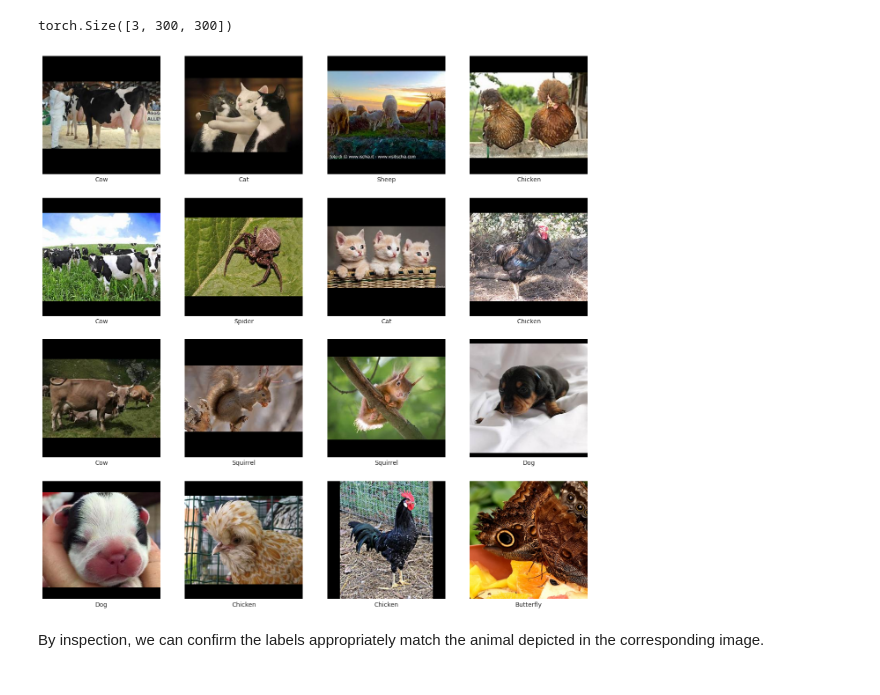
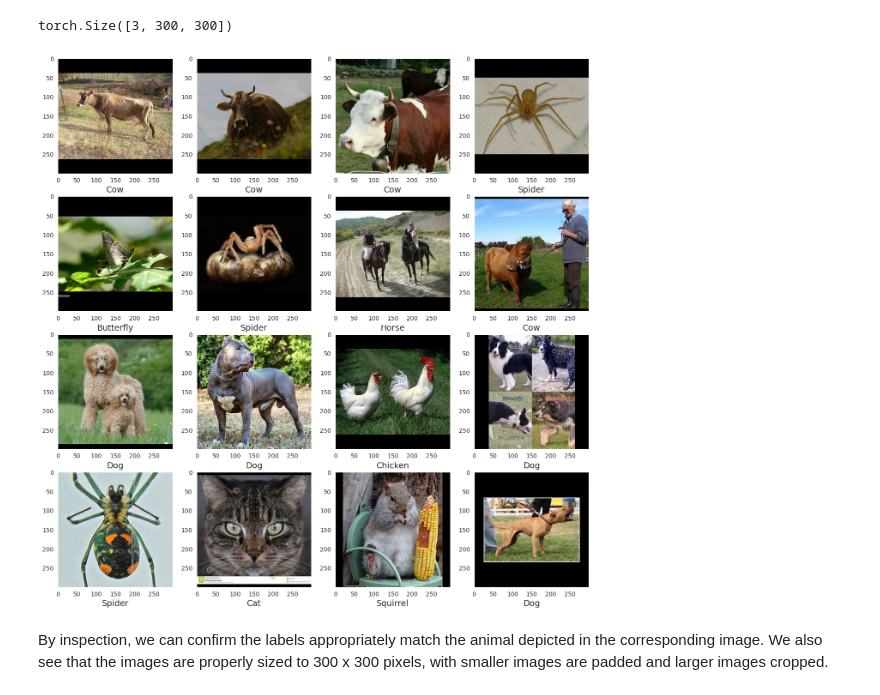
Before and after one commit to gmadigan/image-classification_animals, a Jupyter notebook: notebooks/01_exploration.ipynb, the cells around one changed output. Cells and saved outputs as stored; diff of their text form; code cells hidden in the pictures.

Commit message:
Clean-up code, plots in data exploration, import notebook from kaggle

```diff
--- a/notebooks/01_exploration.ipynb
+++ b/notebooks/01_exploration.ipynb
@@ -276,24 +212,23 @@ These transformations will minimize the amount of padding for the smaller images
 
 Now we'll plot a few transformed images loaded as tensors with torchvision. This is a sanity check to see that the image data are appropriate, the transforms are applied, and the class labels are correct.
 # %%
-# Define the transforms to perform on each image, for now just convert PIL to tensor
 IMAGE_SIZE = 300
-input_transforms = transforms.Compose([transforms.ToTensor(), # Convert image to tensor
-                                       transforms.Pad(IMAGE_SIZE),
-                                       #transforms.Resize(IMAGE_SIZE, antialias=True), # Resize images so there is no padding after cropping
-                                       transforms.CenterCrop(IMAGE_SIZE) # Crop so input tensors have the same dimension
-])
+
+# Define the transforms to perform on each image
+my_transforms = transforms.Compose([transforms.ToTensor(),
+                                    transforms.Pad(IMAGE_SIZE),
+                                    transforms.CenterCrop(IMAGE_SIZE)
+                                   ])
 
 # The ImageFolder class does not read any images into memory
-# It will only read and load image files when we access an element
-dataset = datasets.ImageFolder(ROOT_PATH, transform=input_transforms)
+# It will only read and load images when we access an element
+dataset = datasets.ImageFolder(ROOT_PATH, transform=my_transforms)
 
 # Confirm size of dataset
 len(dataset)
 
-# Get label mapping (and translate)
+# Get mapping from class index to English label for plot lables
 dataset.class_to_idx
-label_to_idx = {translate[class_ita]: idx for class_ita, idx in dataset.class_to_idx.items()}
 idx_to_label = {idx: translate[class_ita] for class_ita, idx in dataset.class_to_idx.items()}
 
 # Inspect one image and get the shape
@@ -325,35 +250,27 @@ test_dataloader = DataLoader(test_dataset, batch_size=BATCH_SIZE)
 # %%
-# Inspect the data to validate transformations, labels, etc.,
+# Create dataloader to randomly sample images
+loader = DataLoader(dataset, shuffle=True, generator=Generator('cpu').manual_seed(SEED))
 
-# Grab the first batch of data
-features, labels = next(iter(train_dataloader))
+# Create figure with 4 x 4 subplots
+fig, ax = plt.subplots(nrows=4, ncols=4, figsize=(16,16))
 
-# Plot the tensor with labels
-sns.set_style('white')
-
-# Create 4x4 subplot
-f, ax = plt.subplots(nrows=4, ncols=4, figsize=(16,16))
-
-# Plot images in loop
+# Plot first 16 in random sample
 for row in range(4):
     for col in range(4):
-        idx = 4*row+col
+
+        # Grab the image tensor and label (class index)
+        features, labels = next(iter(loader))
 
         # Tensors are of dimension (channel, width, height) but to plot we want (width, height, channel), so permute the dimensions
-        ax[row, col].imshow(features[idx].permute(1, 2, 0))
+        ax[row, col].imshow(features[0].permute(1, 2, 0))
 
-        # Add class labels (in English) as x-axis labels
-        ax[row, col].set_xlabel(idx_to_label[labels[idx].item()])
-
-        # Remove tick labels
-        ax[row, col].tick_params(which='both', axis='both', labelleft=False, labelbottom=False)
-
-        # Remove spines
-        ax[row, col].spines[['right','left','top', 'bottom']].set_visible(False)
+        # Clean up images
+        ax[row, col].grid(False)
+        ax[row, col].set_xlabel(idx_to_label[labels[0].item()], size=14)
 
 # Save the figure
-plt.savefig(os.path.join(OUT_PATH,'image_label_sample.pdf'), bbox_inches='tight');
+plt.savefig(os.path.join(FIGURE_PATH,'labeled-image-sample.pdf'), bbox_inches='tight');
 # %% [output]
-[figure, old version]
+[figure, new version]
 # %% [markdown]
-By inspection, we can confirm the labels appropriately match the animal depicted in the corresponding image.
+By inspection, we can confirm the labels appropriately match the animal depicted in the corresponding image. We also see that the images are properly sized to 300 x 300 pixels, with smaller images are padded and larger images cropped.
```
Also changed, not shown: parts of 10 cells of this notebook.
